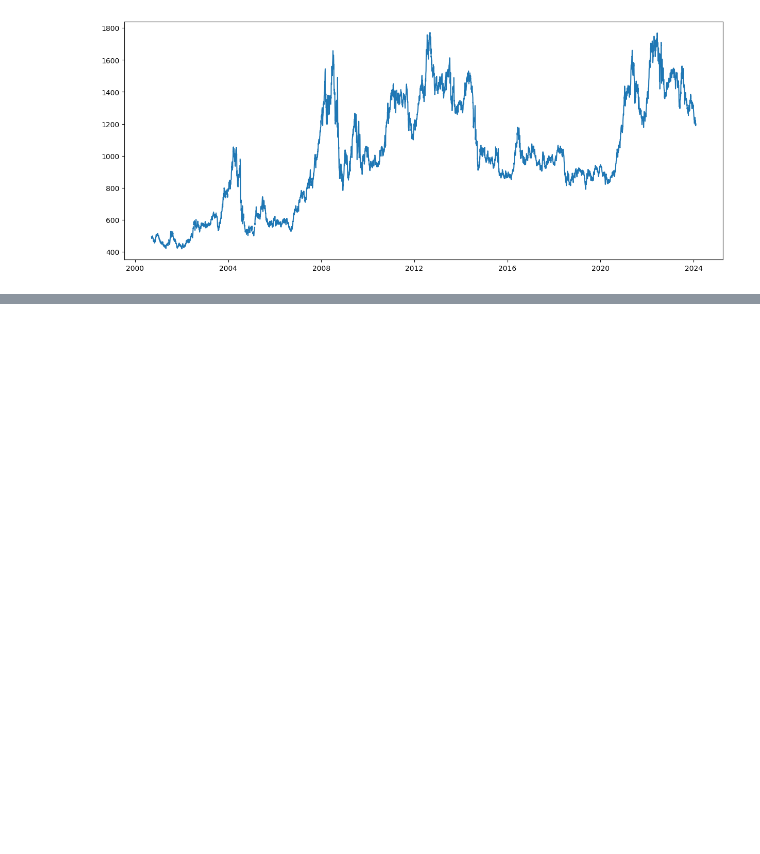
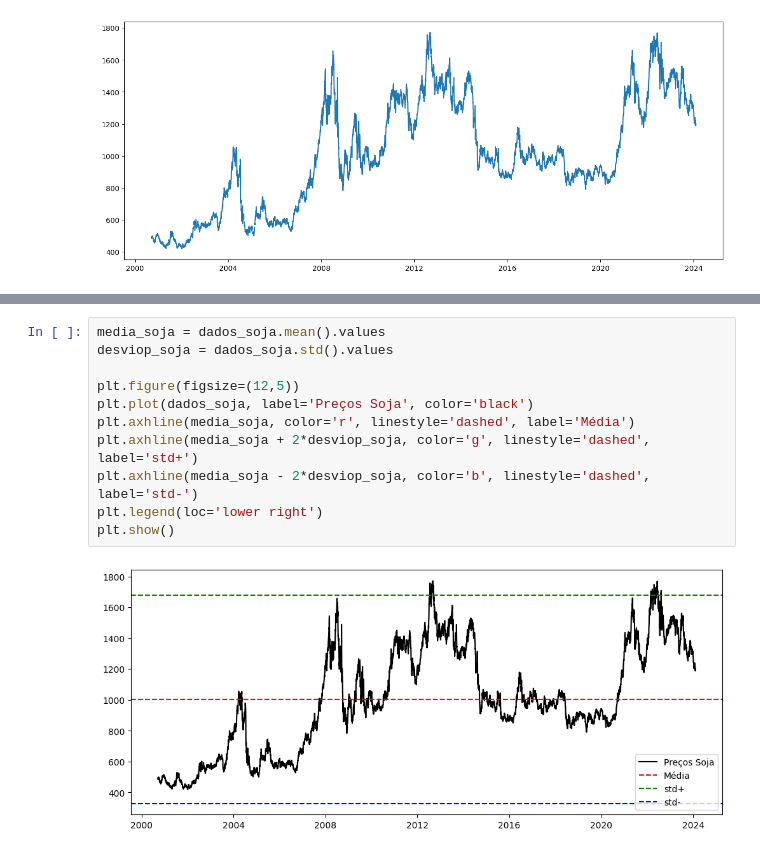
Before and after one commit to vidomirana/Analise-Sincronia-SeriesTemporais-Soja, a Jupyter notebook: Estacionariedade.ipynb, the cells around one changed output, grey strips where cells are left out. Drawn from its saved outputs; the diff is of its cells as text; blank space fills up the shorter version.

```diff
--- a/Dickey_Fuller.ipynb
+++ b/Estacionariedade.ipynb
@@ -105,0 +140,13 @@ result_soja
+# %%
+media_soja = dados_soja.mean().values
+desviop_soja = dados_soja.std().values
+
+plt.figure(figsize=(12,5))
+plt.plot(dados_soja, label='Preços Soja', color='black')
+plt.axhline(media_soja, color='r', linestyle='dashed', label='Média')
+plt.axhline(media_soja + 2*desviop_soja, color='g', linestyle='dashed', label='std+')
+plt.axhline(media_soja - 2*desviop_soja, color='b', linestyle='dashed', label='std-')
+plt.legend(loc='lower right')
+plt.show()
+# %% [output]
+[figure, added]
```
Also changed, not shown: parts of 15 cells of this notebook.
